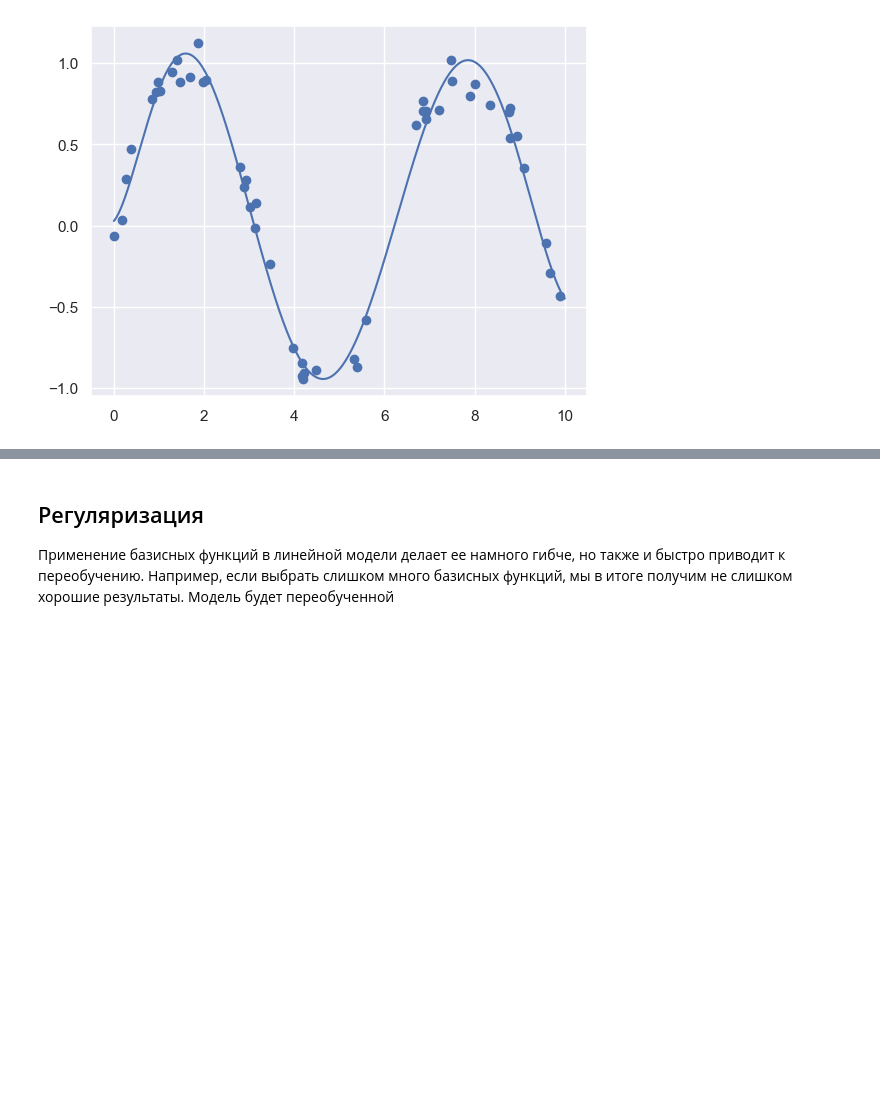
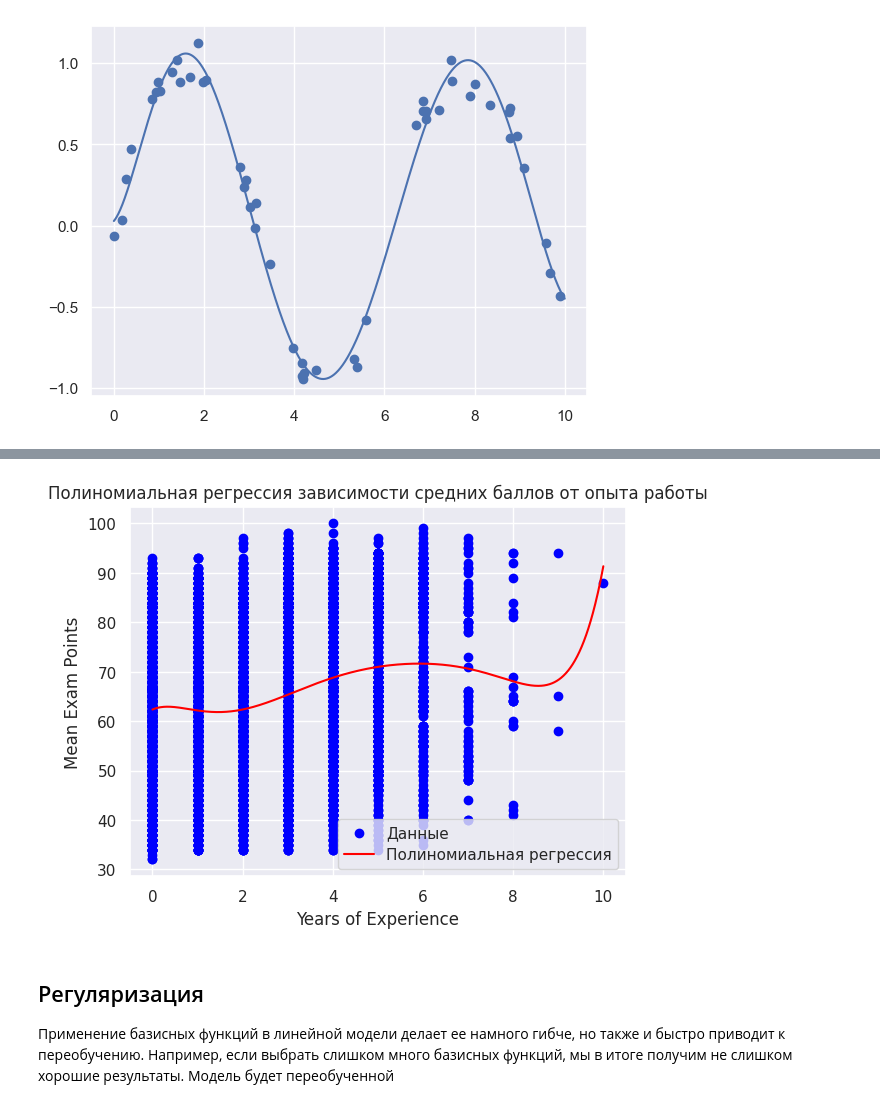
Before and after one commit to b221b/vis43, a Jupyter notebook: Машинное Обучение/Lab05_-_RegClassCluster/Lab05_homework.ipynb, the cells around one changed output, grey strips where cells are left out. Cells and saved outputs as stored; diff of their text form; code cells hidden in the pictures; blank space fills up the shorter version.

```diff
--- a/Машинное Обучение/Lab05_-_RegClassCluster/Lab05_homework.ipynb
+++ b/Машинное Обучение/Lab05_-_RegClassCluster/Lab05_homework.ipynb
@@ -71,3 +178,38 @@ plt.plot(xfit, yfit)
+# %%
+import pandas as pd
+import numpy as np
+import matplotlib.pyplot as plt
+from sklearn.pipeline import make_pipeline
+from sklearn.preprocessing import PolynomialFeatures
+from sklearn.linear_model import LinearRegression
+
+# Загрузка данных из CSV файла с разделителем ;
+data = pd.read_csv('exam_регр.csv', sep=';')
+
+# Извлечение переменных
+x = data['years_of_experience'].values
+y = data['mean_exam_points'].values
+
+# Создание модели полиномиальной регрессии
+poly_model = make_pipeline(PolynomialFeatures(7), LinearRegression())
+
+# Обучение модели
+poly_model.fit(x[:, np.newaxis], y)
+
+# Создание точек для предсказания
+xfit = np.linspace(x.min(), x.max(), 1000)
+yfit = poly_model.predict(xfit[:, np.newaxis])
+
+# Построение графика
+plt.scatter(x, y, label='Данные', color='blue')
+plt.plot(xfit, yfit, label='Полиномиальная регрессия', color='red')
+plt.xlabel('Years of Experience')
+plt.ylabel('Mean Exam Points')
+plt.title('Полиномиальная регрессия зависимости средних баллов от опыта работы')
+plt.legend()
+plt.show()
+# %% [output]
+[figure, added]
 # %% [markdown]
 ## Регуляризация
 
```
Also changed, not shown: parts of 5 cells of this notebook.
